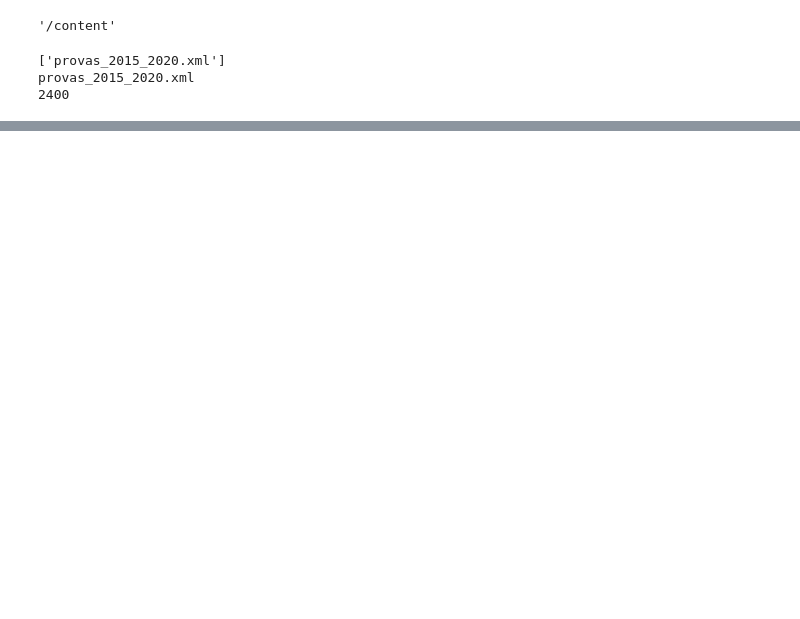
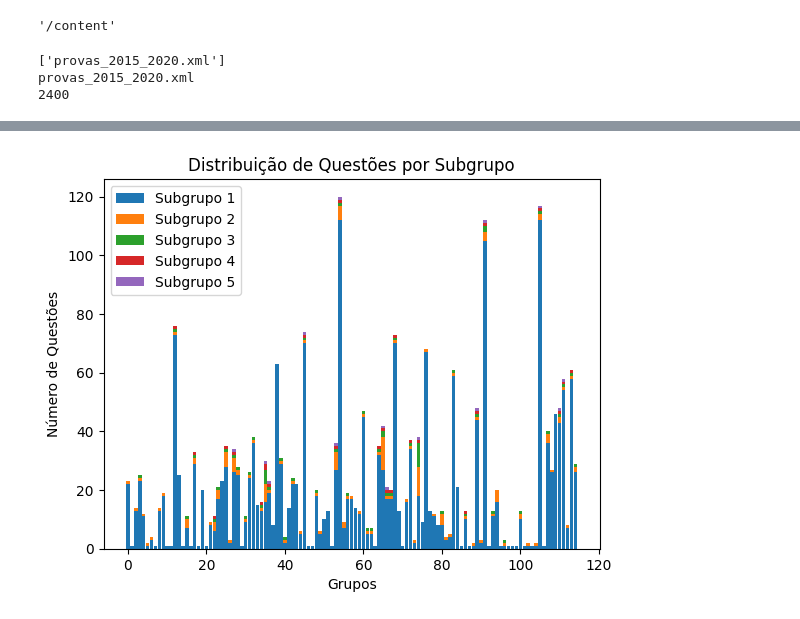
Before and after one commit to andreramalho/provas_enem, a Jupyter notebook: Consulta_questoes_ENEM.ipynb, the cells around one changed output, grey strips where cells are left out. Cells and saved outputs as stored; diff of their text form; code cells hidden in the pictures; blank space fills up the shorter version.

```diff
--- a/Consulta_questoes_ENEM.ipynb
+++ b/Consulta_questoes_ENEM.ipynb
@@ -116,0 +143,32 @@ Dff.loc[Dff['grupos'] == 2,['grupos','sub-grupos','question']]
+# %%
+# demonstração da divisão dos grupos em sub-grupos
+
+import matplotlib.pyplot as plt
+
+
+# create data
+x = np.arange(len(Dff.grupos.unique()))
+y1 = np.array([a[0] if len(a) > 0 else 0 for a in arr])
+y2 = np.array([a[1] if len(a) > 1 else 0 for a in arr])
+y3 = np.array([a[2] if len(a) > 2 else 0 for a in arr])
+y4 = np.array([a[3] if len(a) > 3 else 0 for a in arr])
+y5 = np.array([a[4] if len(a) > 4 else 0 for a in arr])
+width = 0.9
+
+# plot data in stacked bar chart
+plt.bar(x, y1, width, label='Subgrupo 1')
+plt.bar(x, y2, width, bottom=y1, label='Subgrupo 2')
+plt.bar(x, y3, width, bottom=y1+y2, label='Subgrupo 3')
+plt.bar(x, y4, width, bottom=y1+y2+y3, label='Subgrupo 4')
+plt.bar(x, y5, width, bottom=y1+y2+y3+y4, label='Subgrupo 5')
+
+plt.xlabel('Grupos')
+plt.ylabel('Número de Questões')
+plt.title('Distribuição de Questões por Subgrupo')
+#plt.xticks(x, labels=np.arange(len(Dff.grupos.unique())))
+plt.legend()
+
+plt.savefig('grafico_distribuicao_subgrupos.png')
+plt.show()
+# %% [output]
+[figure, added]
```
Also changed, not shown: parts of 9 cells of this notebook.
